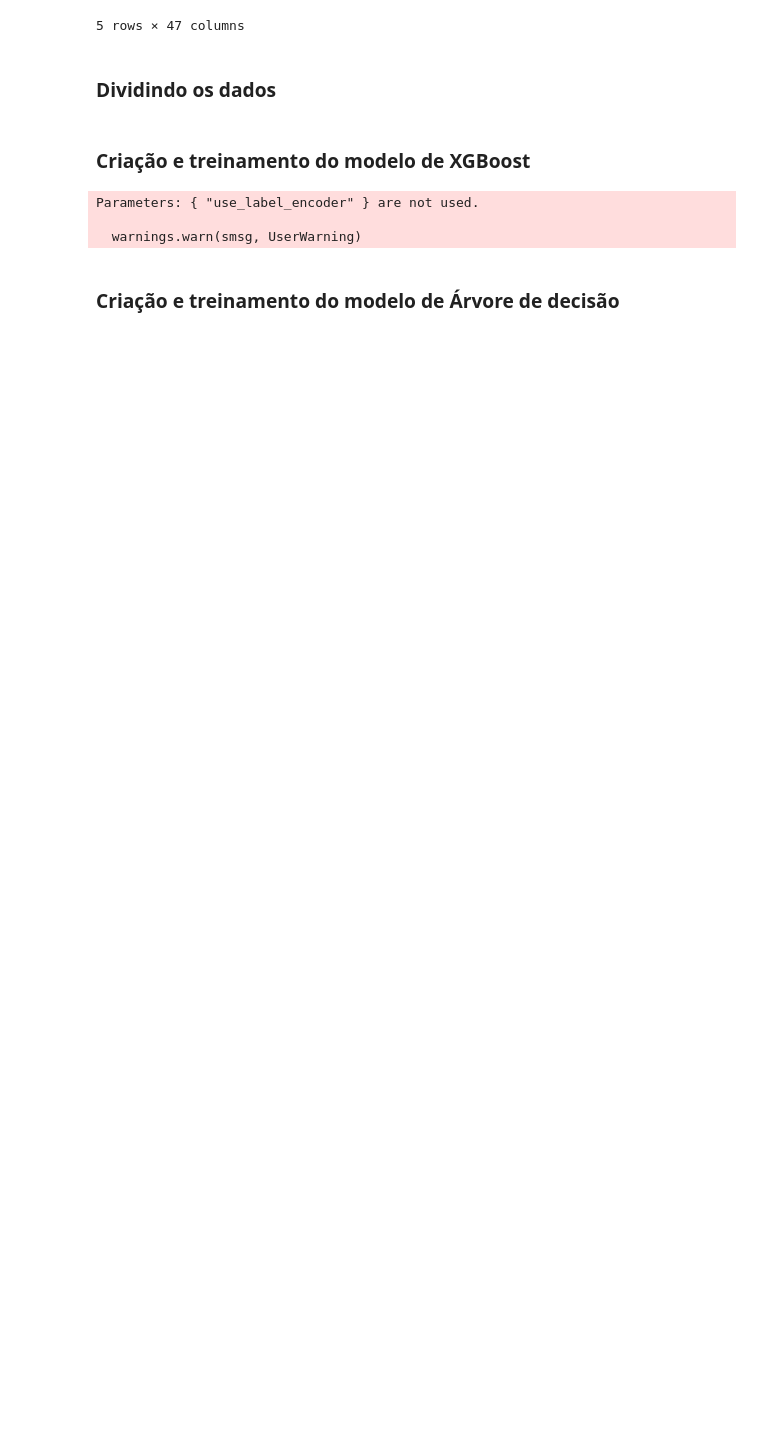
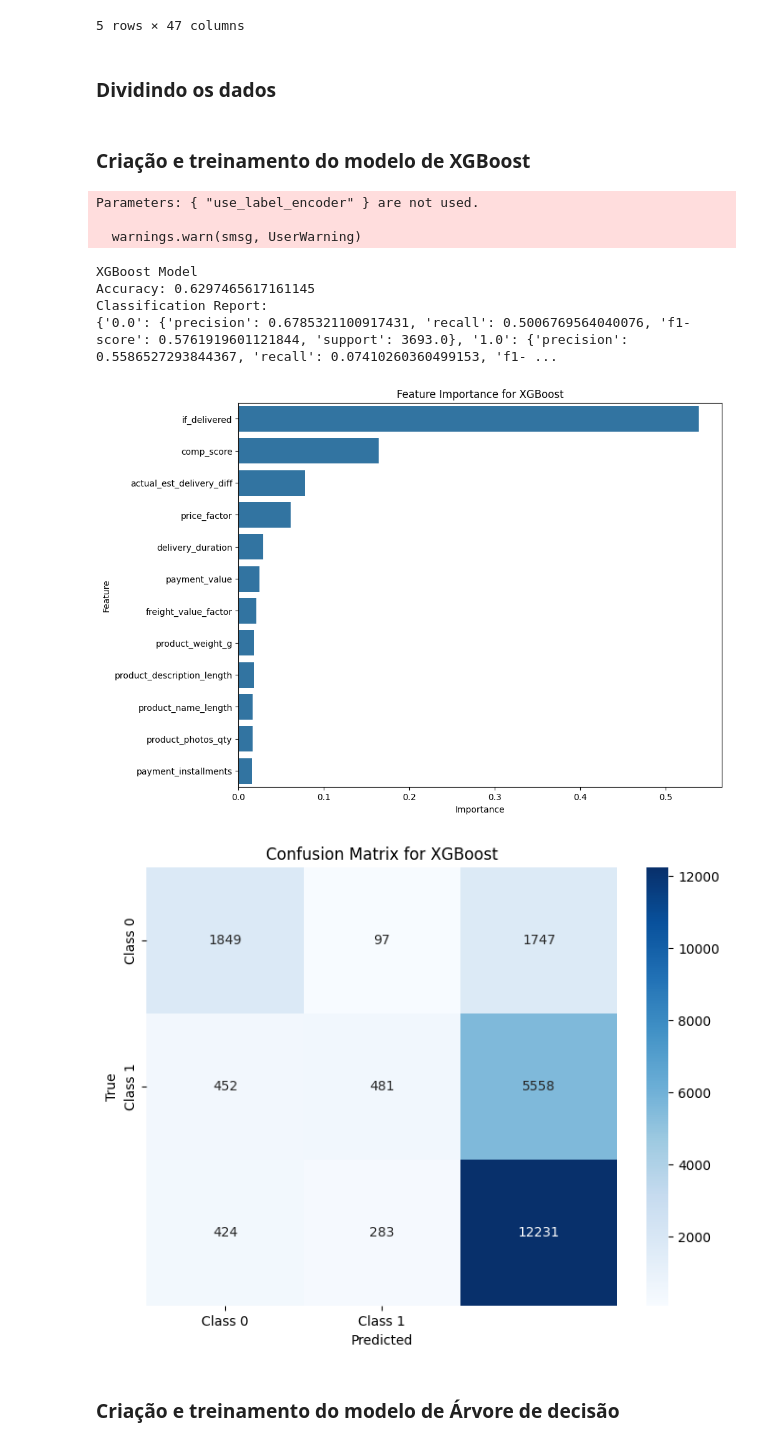
Before and after one commit to wnetohr/Olist-Brazilian-E-Commerce, a Jupyter notebook: notebooks/prediction_models.ipynb, the cells around one changed output. Cells and saved outputs as stored; diff of their text form; code cells hidden in the pictures; blank space fills up the shorter version.

```diff
--- a/notebooks/prediction_models.ipynb
+++ b/notebooks/prediction_models.ipynb
@@ -104,23 +116,52 @@ df.head()
 x_train, x_test, y_train, y_test = train_test_split(features, rating, test_size = 0.2, random_state = seed)
 # %% [markdown]
 ### Criação e treinamento do modelo de XGBoost
-# %%
-# Initialize XGBoost model
-xgb_model = xgb.XGBClassifier(use_label_encoder=False, eval_metric='mlogloss')
-
-# Fit model
-xgb_model.fit(x_train, y_train)
-
-# Make predictions
-y_pred = xgb_model.predict(x_test)
-
-# Evaluate model
-accuracy = accuracy_score(y_test, y_pred)
-conf_matrix = confusion_matrix(y_test, y_pred)
-class_report_xgb = classification_report(y_test, y_pred, output_dict=True)
-# %% [output]
-Parameters: { "use_label_encoder" } are not used.
-
-  warnings.warn(smsg, UserWarning)
+# %%
+# Initialize XGBoost model
+xgb_model = xgb.XGBClassifier(use_label_encoder=False, eval_metric='mlogloss')
+
+# Fit model
+xgb_model.fit(x_train, y_train)
+
+# Make predictions
+y_pred = xgb_model.predict(x_test)
+
+# Evaluate model
+accuracy_xgb = accuracy_score(y_test, y_pred)
+conf_matrix_xgb = confusion_matrix(y_test, y_pred)
+class_report_xgb = classification_report(y_test, y_pred, output_dict=True)
+
+print("XGBoost Model")
+print(f"Accuracy: {accuracy_xgb}")
+print("Classification Report:")
+print(class_report_xgb)
+
+# Feature Importance for XGBoost
+importance = xgb_model.feature_importances_
+features_names = x_train.columns
+importance_df = pd.DataFrame({'Feature': features_names, 'Importance': importance})
+importance_df = importance_df.sort_values(by='Importance', ascending=False)
+
+plt.figure(figsize=(10, 8))
+sns.barplot(x='Importance', y='Feature', data=importance_df)
+plt.title('Feature Importance for XGBoost')
+plt.show()
+
+plt.figure(figsize=(8, 6))
+sns.heatmap(conf_matrix_xgb, annot=True, fmt='d', cmap='Blues', xticklabels=['Class 0', 'Class 1'], yticklabels=['Class 0', 'Class 1'])
+plt.title('Confusion Matrix for XGBoost')
+plt.xlabel('Predicted')
+plt.ylabel('True')
+plt.show()
+# %% [output]
+Parameters: { "use_label_encoder" } are not used.
+
+  warnings.warn(smsg, UserWarning)
+XGBoost Model
+Accuracy: 0.6297465617161145
+Classification Report:
+{'0.0': {'precision': 0.6785321100917431, 'recall': 0.5006769564040076, 'f1-score': 0.5761919601121844, 'support': 3693.0}, '1.0': {'precision': 0.5586527293844367, 'recall': 0.07410260360499153, 'f1- ...
+[figure, added]
+[figure, added]
 # %% [markdown]
 ### Criação e treinamento do modelo de Árvore de decisão
```
Also changed, not shown: parts of 13 cells of this notebook.
